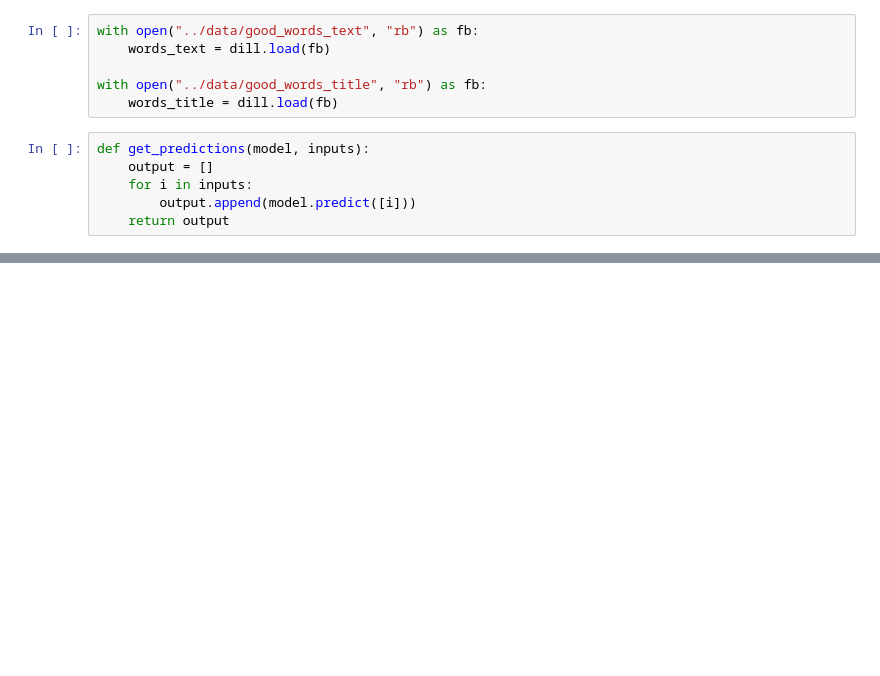
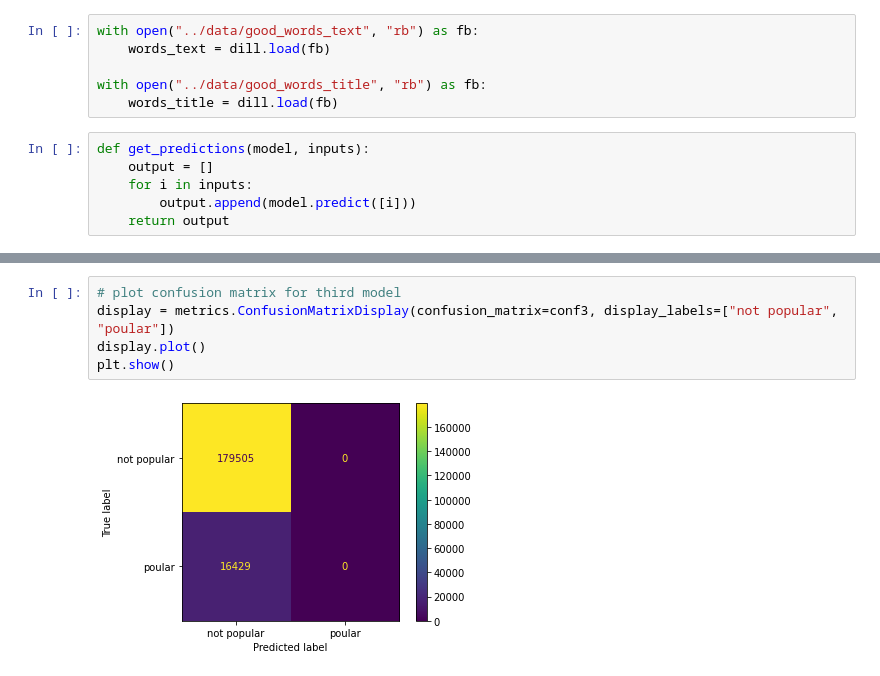
Before and after one commit to Zaidek/Part-II-Disertation, a Jupyter notebook: Linear Modelling/evaluating.ipynb, the cells around one changed output, grey strips where cells are left out. Drawn from its saved outputs; the diff is of its cells as text; blank space fills up the shorter version.

```diff
--- a/Linear Modelling/evaluating.ipynb
+++ b/Linear Modelling/evaluating.ipynb
@@ -61,0 +109,7 @@ print(out3[1])
+# %%
+# plot confusion matrix for third model
+display = metrics.ConfusionMatrixDisplay(confusion_matrix=conf3, display_labels=["not popular", "poular"])
+display.plot()
+plt.show()
+# %% [output]
+[figure, added]
```
Also changed, not shown: parts of 14 cells of this notebook, 1 other file.
